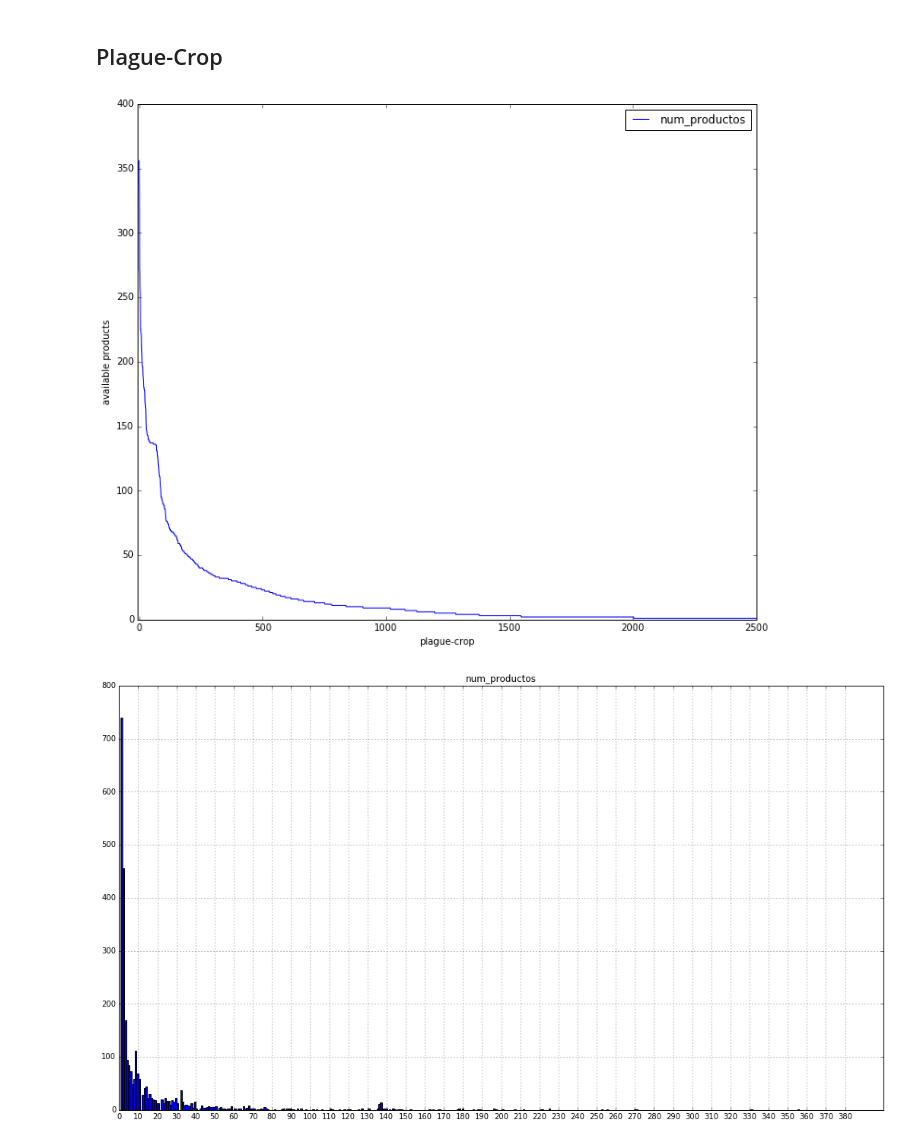
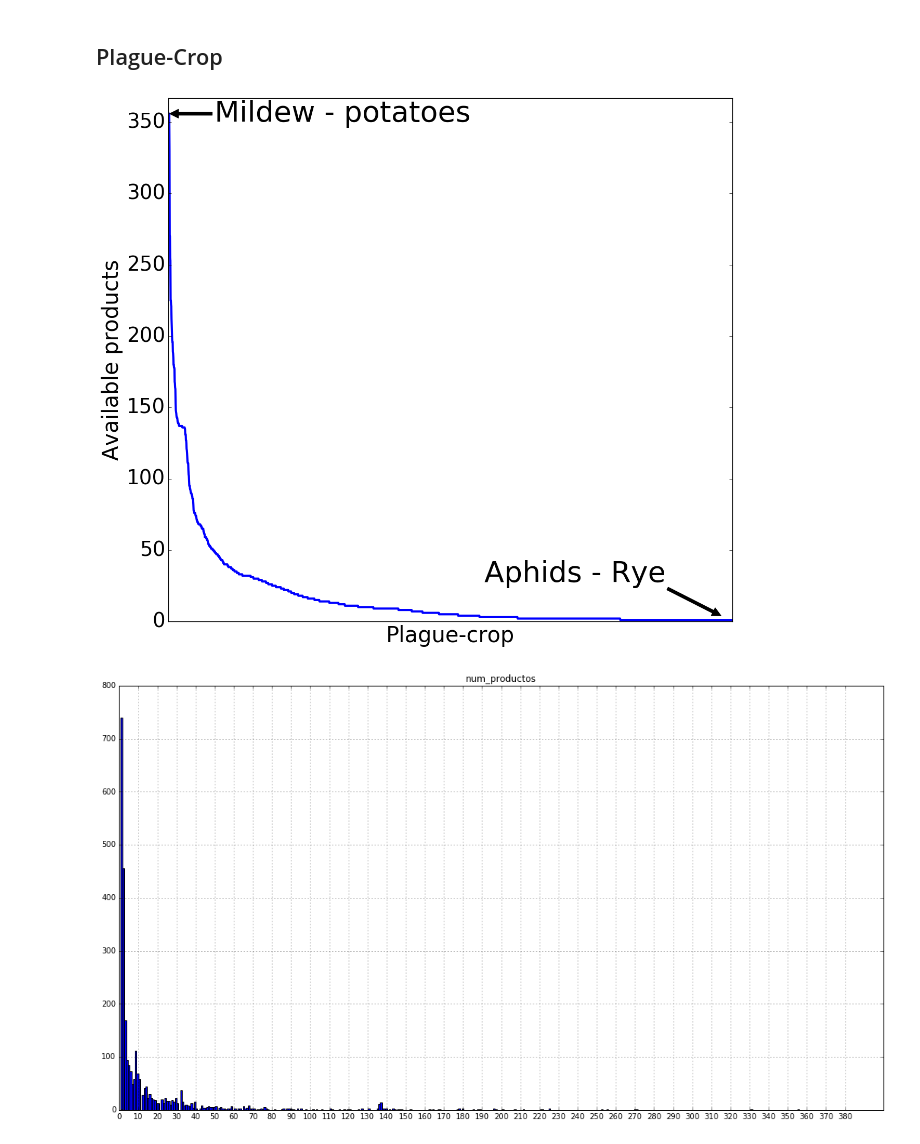
Before and after one commit to borjaeg/thete, a Jupyter notebook: Paper-Applicability-Analysis.ipynb, the cells around one changed output. Saved outputs shown, nothing was run; the diff lists cells and outputs as text; code cells hidden in the pictures.

```diff
--- a/Paper-Applicability-Analysis.ipynb
+++ b/Paper-Applicability-Analysis.ipynb
@@ -8,14 +9,26 @@ from utils.business_analysis import get_plague_crops, get_plagues, get_crops, ge
 ## Plague-Crop
 # %%
 plague_crops = get_plague_crops()
-# %%
-plague_crops.plot(figsize=(12,10))
-plt.xlim([-5,2500])
-plt.xlabel("plague-crop")
-plt.ylabel("available products")
-plt.show()
-# %% [output]
-[figure, removed]
+# %%
+plague_crops.plot(figsize=(14,13), legend = False)
+plt.xlim([-5,2500])
+plt.ylim([0,367])
+plt.style.use('paper.mplstyle')
+plt.xlabel("Plague-crop")
+plt.xticks([])
+plt.ylabel("Available products")
+plt.annotate('Mildew - potatoes', xy=(0, 356), xytext=(200, 350.5),
+             fontsize = 40,
+            arrowprops=dict(facecolor='black', shrink=0.01),
+            )
+plt.annotate('Aphids - Rye', xy=(2450, 4), xytext=(1400, 28),
+             fontsize = 40,
+            arrowprops=dict(facecolor='black', shrink=1.01),
+            )
+plt.savefig('../images/distribution-plague-product.png')
+plt.show()
+# %% [output]
+[figure, added]
 # %%
 plague_crops.hist(figsize=(18,10), bins=390)
 plt.xticks(np.arange(0,390,10))
```
Also changed, not shown: parts of 7 cells of this notebook, 3 other files.
